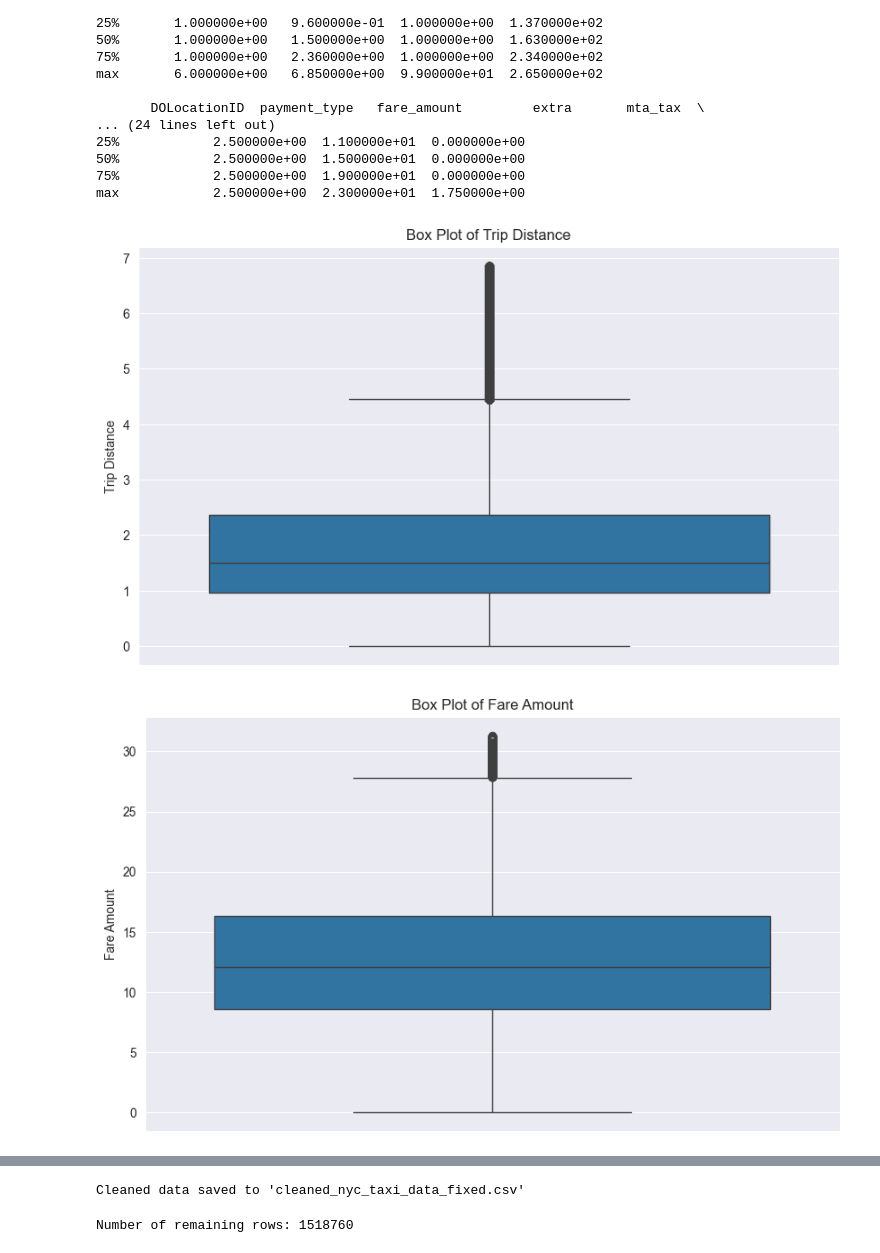
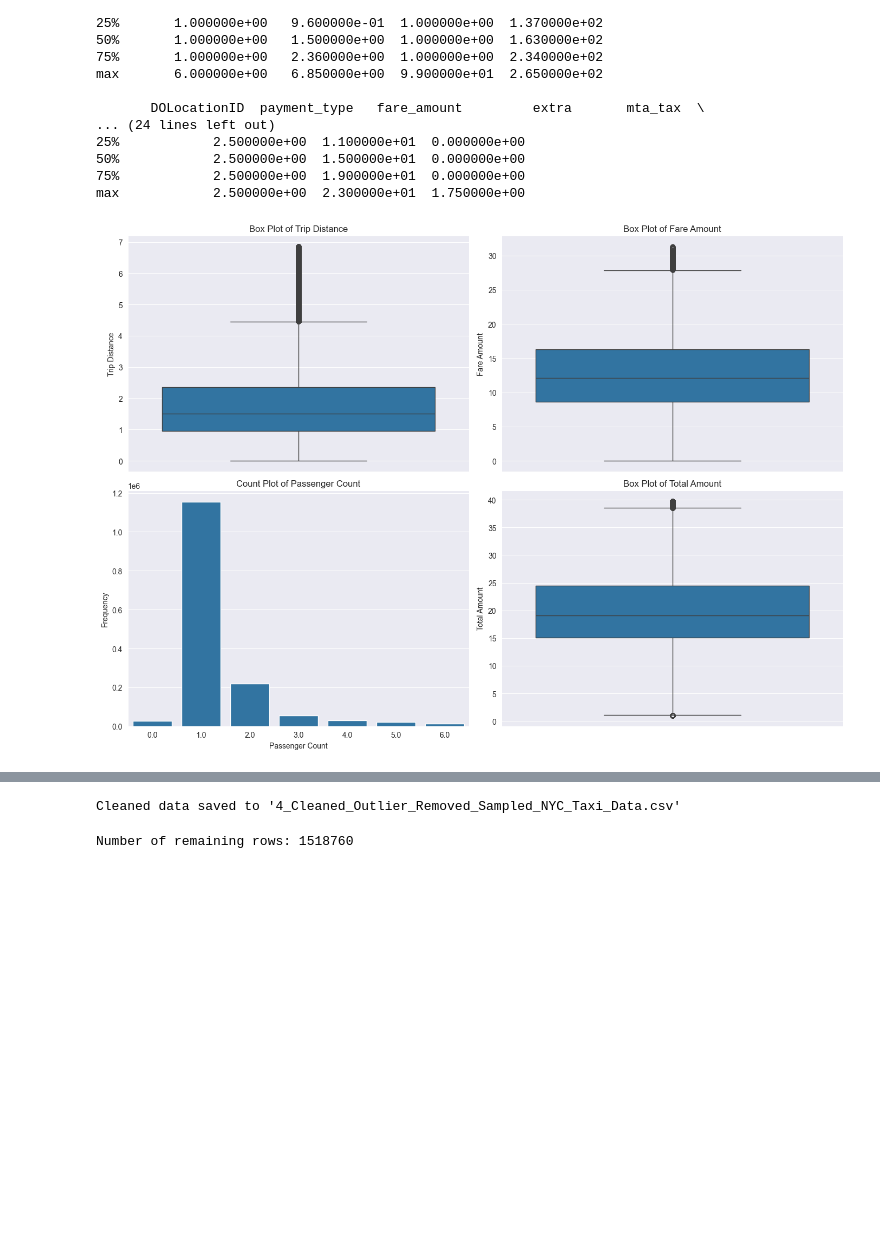
Before and after one commit to SUBHASISHBISWAS/UpGrad, a Jupyter notebook: Code/Courses/C1-SQL and Statistics Essentials/M7-NYC Taxi Records Analysis/SUBHASISH BISWAS/EDA NYC Taxi/EDA_Assg_NYC_Taxi_Starter.ipynb, the cells around one changed output, grey strips where cells are left out. Cells and saved outputs as stored; diff of their text form; code cells hidden in the pictures; blank space fills up the shorter version.

Commit message:
Fix the Error and Cleanup the Code with Logs

```diff
--- a/Code/Courses/C1-SQL and Statistics Essentials/M7-NYC Taxi Records Analysis/SUBHASISH BISWAS/EDA NYC Taxi/EDA_Assg_NYC_Taxi_Starter.ipynb
+++ b/Code/Courses/C1-SQL and Statistics Essentials/M7-NYC Taxi Records Analysis/SUBHASISH BISWAS/EDA NYC Taxi/EDA_Assg_NYC_Taxi_Starter.ipynb
@@ -486,7 +435,7 @@ type of fare or that it was an error during data entry.
 '''
 
 try:
-    df = pd.read_parquet('2_Cleaned_Sampled_NYC_Taxi_Data.parquet')
+    df = pd.read_csv('2_Cleaned_Sampled_NYC_Taxi_Data.csv')
 except FileNotFoundError:
     print("Error: 'Sampled_NYC_Taxi_Data.parquet' DataFrame not found or saved file not found. Please make sure you have sampled and saved the data first.")
 print(df.count().sum())
@@ -535,6 +483,11 @@ for col in df.columns:
 
 # Save the updated DataFrame
 df.to_csv('2_Cleaned_Sampled_NYC_Taxi_Data.csv', index=False)
+# %%
+try:
+   df=pd.read_csv('2_Cleaned_Sampled_NYC_Taxi_Data.csv')
+except FileNotFoundError:
+    print("Error: DataFrame not found or saved file not found. Please make sure you have sampled and saved the data first.")
 # %% [markdown]
 ### **2.2** Handling Missing Values
 <font color = red>[10 marks]</font> <br>
@@ -666,0 +587,6 @@ df
+# %%
+try:
+   df=pd.read_csv('3_Cleaned_Sampled_NYC_Taxi_Data.csv')
+except FileNotFoundError:
+    print("Error: DataFrame not found or saved file not found. Please make sure you have sampled and saved the data first.")
+df
@@ -874,36 +830,41 @@ max       6.000000e+00   6.850000e+00  9.900000e+01  2.650000e+02
 75%            2.500000e+00  1.900000e+01  0.000000e+00
 max            2.500000e+00  2.300000e+01  1.750000e+00
 # %%
-# a. Trip Distance
-plt.figure(figsize=(10, 6))
-sns.boxplot(y=df['trip_distance'])  # Box plot for trip distance
-plt.title('Box Plot of Trip Distance')
-plt.ylabel('Trip Distance')
-plt.show()
+import matplotlib.pyplot as plt
+import seaborn as sns
 
-# b. Fare Amount
-plt.figure(figsize=(10, 6))
-sns.boxplot(y=df['fare_amount'])  # Box plot for fare amount
-plt.title('Box Plot of Fare Amount')
-plt.ylabel('Fare Amount')
-plt.show()
+#... (your data loading and cleaning code)...
 
-# c. Passenger Count (after removing 7+)
-plt.figure(figsize=(8, 6))
-sns.countplot(x=df['passenger_count'])  # Count plot for passenger count
-plt.title('Count Plot of Passenger Count (Less than 7)')
-plt.xlabel('Passenger Count')
-plt.ylabel('Frequency')
-plt.show()
+# Create a 2x2 grid of subplots
+fig, axes = plt.subplots(2, 2, figsize=(14, 10))  # 2 rows, 2 columns
 
-# d. Total Amount
-plt.figure(figsize=(10, 6))
-sns.boxplot(y=df['total_amount'])  # Box plot for total amount
-plt.title('Box Plot of Total Amount')
-plt.ylabel('Total Amount')
+# a. Trip Distance (top-left)
+sns.boxplot(y=df['trip_distance'], ax=axes[0, 0])
+axes[0, 0].set_title('Box Plot of Trip Distance')
+axes[0, 0].set_ylabel('Trip Distance')
+
+# b. Fare Amount (top-right)
+sns.boxplot(y=df['fare_amount'], ax=axes[0, 1])
+axes[0, 1].set_title('Box Plot of Fare Amount')
+axes[0, 1].set_ylabel('Fare Amount')
+
+# c. Passenger Count (bottom-left)
+sns.countplot(x=df['passenger_count'], ax=axes[1, 0])
+axes[1, 0].set_title('Count Plot of Passenger Count')
+axes[1, 0].set_xlabel('Passenger Count')
+axes[1, 0].set_ylabel('Frequency')
+
+# d. Total Amount (bottom-right)
+sns.boxplot(y=df['total_amount'], ax=axes[1, 1])
+axes[1, 1].set_title('Box Plot of Total Amount')
+axes[1, 1].set_ylabel('Total Amount')
+
+# Adjust spacing between subplots
+plt.tight_layout()
+
+# Show the plot
 plt.show()
 
 # as we can see the outliers have been removed
 # %% [output]
-[figure, old version]
+[figure, new version]
-[figure, removed]
@@ -912,8 +871,8 @@ plt.show()
 # %%
 df.to_csv("4_Cleaned_Outlier_Removed_Sampled_NYC_Taxi_Data.csv", index=False)
-print("Cleaned data saved to 'cleaned_nyc_taxi_data_fixed.csv'")
+print("Cleaned data saved to '4_Cleaned_Outlier_Removed_Sampled_NYC_Taxi_Data.csv'")
 # %% [output]
-Cleaned data saved to 'cleaned_nyc_taxi_data_fixed.csv'
+Cleaned data saved to '4_Cleaned_Outlier_Removed_Sampled_NYC_Taxi_Data.csv'
 # %%
 num_rows = len(df)
 print(f"Number of remaining rows: {num_rows}")
```
Also changed, not shown: parts of 26 cells of this notebook, 1 other file.
